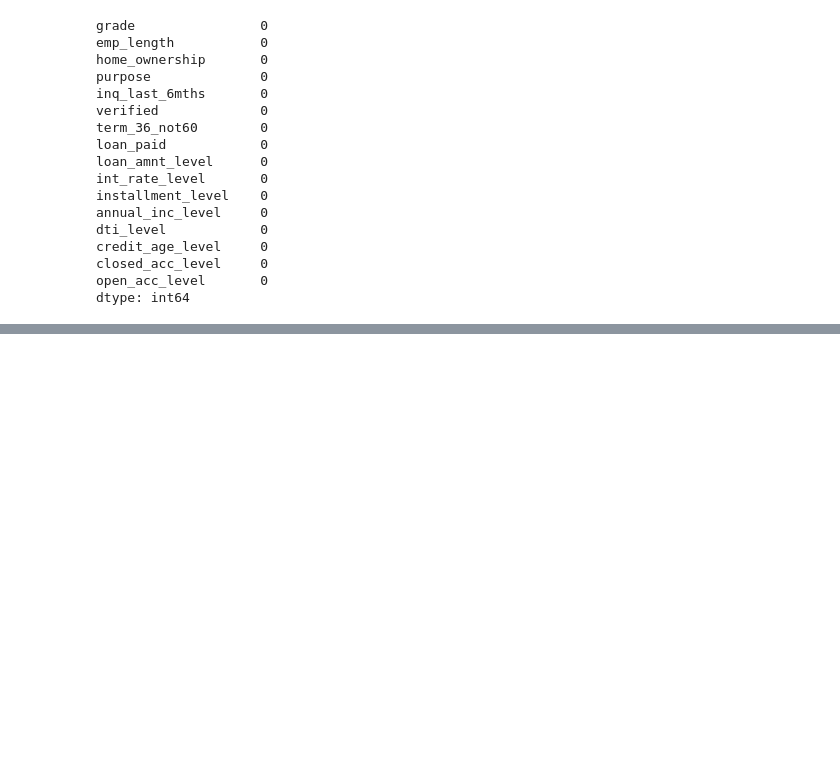
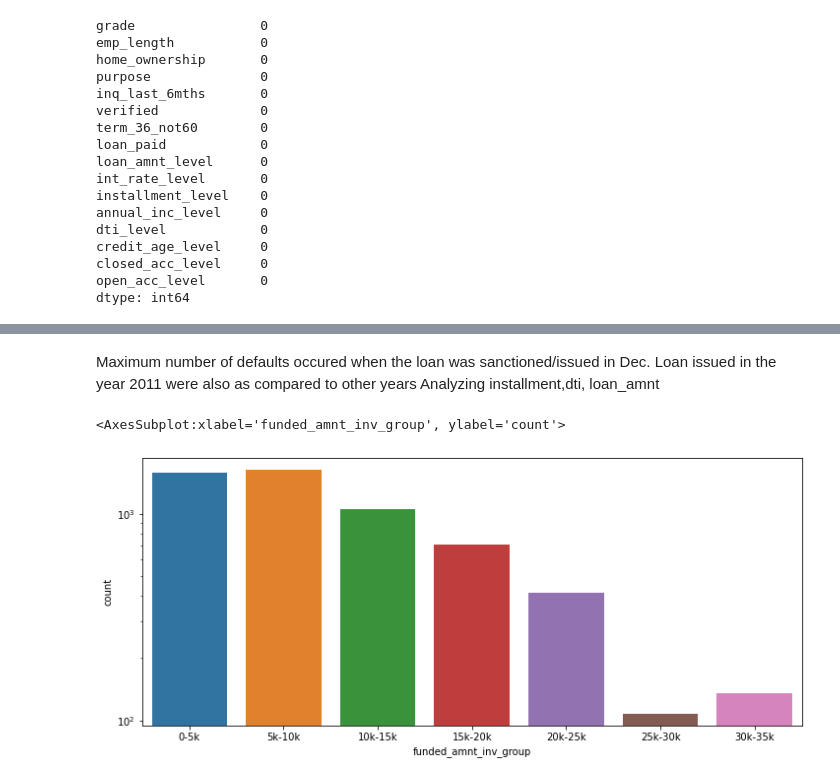
Before and after one commit to ajitjohn05/Lending_Club_Case_Study_Project_Ajit_Siddhant, a Jupyter notebook: Group_Facilitator_AjitJohn.ipynb, the cells around one changed output, grey strips where cells are left out. Saved outputs shown, nothing was run; the diff lists cells and outputs as text; code cells hidden in the pictures; blank space fills up the shorter version.

```diff
--- a/Group_Facilitator_AjitJohn.ipynb
+++ b/Group_Facilitator_AjitJohn.ipynb
@@ -376,0 +446,15 @@ dtype: int64
+# %% [markdown]
+Maximum number of defaults occured when the loan was sanctioned/issued in Dec. Loan issued in the year 2011 were also as compared to other years
+Analyzing installment,dti, loan_amnt
+# %%
+loan_data['installment_groups'] = pd.cut(loan_data['installment'], bins=10,precision =0,labels=['14-145','145-274','274-403','403-531','531-660','660-789','789-918','918-1047','1047-1176','1176-1305'])
+loan_data['funded_amnt_inv_group'] = pd.cut(loan_data['funded_amnt_inv'], bins=7,labels=['0-5k','5k-10k','10k-15k','15k-20k','20k-25k','25k-30k','30k-35k']) ## bin is starting from -35?
+loan_data['loan_amnt_groups'] = pd.cut(loan_data['loan_amnt'], bins=7,precision =0,labels=['0-5k','5k-10k','10k-15k','15k-20k','20k-25k','25k-30k','30k-35k'])
+loan_data['dti_groups'] = pd.cut(loan_data['dti'], bins=5,precision =0,labels=['0-6','6-12','12-18','18-24','24-30'])
+# %%
+fig,ax = plt.subplots(figsize = (12,5))
+ax.set_yscale('log')
+sns.countplot(x='funded_amnt_inv_group', data=loan_data[loan_data['loan_paid']==0])
+# %% [output]
+<AxesSubplot:xlabel='funded_amnt_inv_group', ylabel='count'>
+[figure, added]
```
Also changed, not shown: parts of 41 cells of this notebook.
